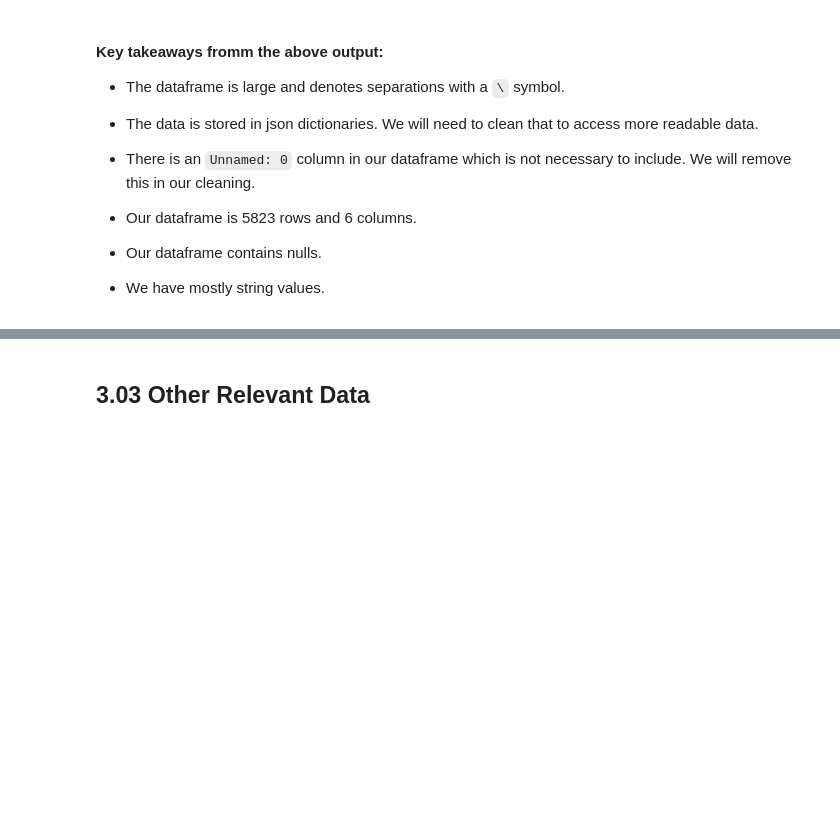
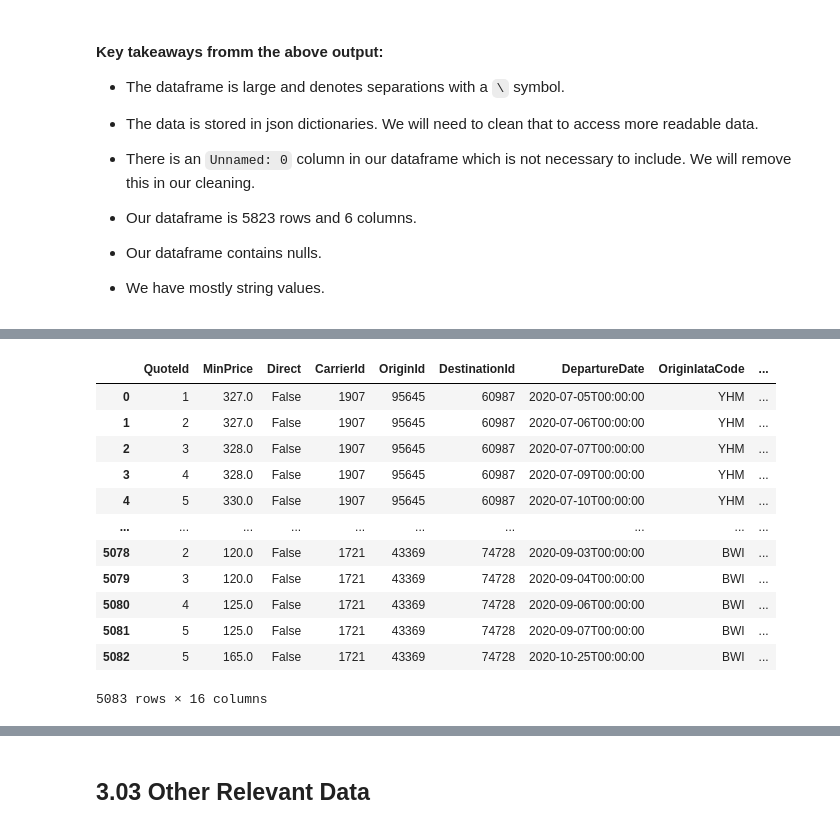
Before and after one commit to chriskuz/ga_capstone, a Jupyter notebook: code/project_notebook.ipynb, the cells around one changed output, grey strips where cells are left out. Drawn from its saved outputs; the diff is of its cells as text; code cells hidden in the pictures; blank space fills up the shorter version.

```diff
--- a/code/project_notebook.ipynb
+++ b/code/project_notebook.ipynb
@@ -805,3 +865,19 @@ june2020_to_december2020_monthlyprice.drop(columns = 'Currencies', inplace = Tru
 june2020_to_december2020_monthlyprice.reset_index(inplace = True)
 june2020_to_december2020_monthlyprice.drop(columns = 'index', inplace = True)
 quotes_2020 = create_targetframe(june2020_to_december2020_monthlyprice) #creates the 2020 quotes dataframe
+# %%
+quotes_2020
+# %% [output]
+|  | QuoteId | MinPrice | Direct | CarrierId | OriginId | DestinationId | DepartureDate | OriginIataCode | ... |
+| 0 | 1 | 327.0 | False | 1907 | 95645 | 60987 | 2020-07-05T00:00:00 | YHM | ... |
+| 1 | 2 | 327.0 | False | 1907 | 95645 | 60987 | 2020-07-06T00:00:00 | YHM | ... |
+| 2 | 3 | 328.0 | False | 1907 | 95645 | 60987 | 2020-07-07T00:00:00 | YHM | ... |
+| 3 | 4 | 328.0 | False | 1907 | 95645 | 60987 | 2020-07-09T00:00:00 | YHM | ... |
+| 4 | 5 | 330.0 | False | 1907 | 95645 | 60987 | 2020-07-10T00:00:00 | YHM | ... |
+| ... | ... | ... | ... | ... | ... | ... | ... | ... | ... |
+| 5078 | 2 | 120.0 | False | 1721 | 43369 | 74728 | 2020-09-03T00:00:00 | BWI | ... |
+| 5079 | 3 | 120.0 | False | 1721 | 43369 | 74728 | 2020-09-04T00:00:00 | BWI | ... |
+| 5080 | 4 | 125.0 | False | 1721 | 43369 | 74728 | 2020-09-06T00:00:00 | BWI | ... |
+| 5081 | 5 | 125.0 | False | 1721 | 43369 | 74728 | 2020-09-07T00:00:00 | BWI | ... |
+| 5082 | 5 | 165.0 | False | 1721 | 43369 | 74728 | 2020-10-25T00:00:00 | BWI | ... |
+5083 rows × 16 columns
```
Also changed, not shown: parts of 12 cells of this notebook.
